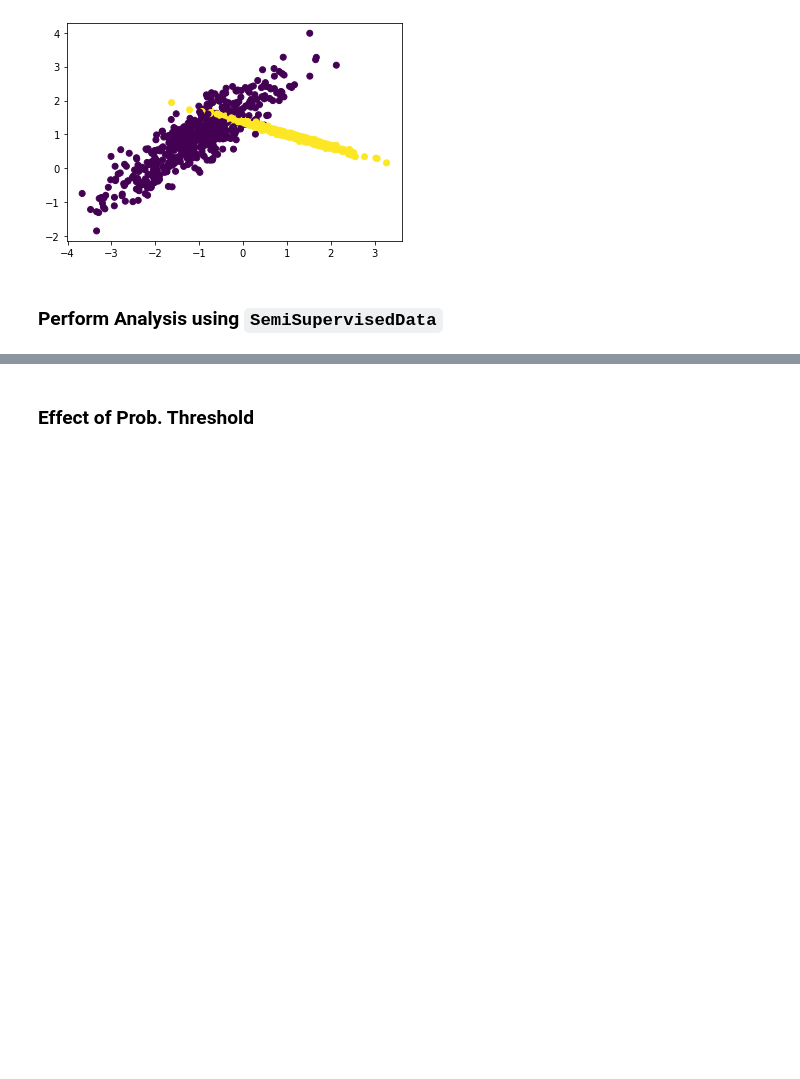
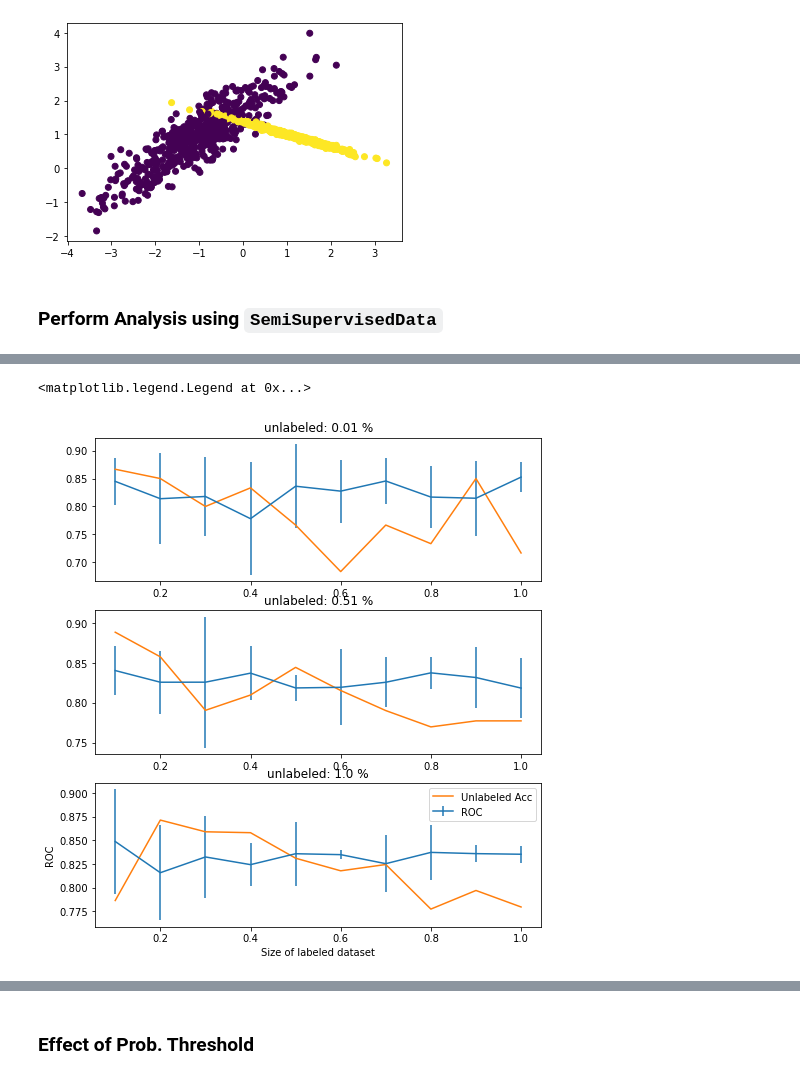
Before and after one commit to khroushan/semi-supervised-ml, a Jupyter notebook: notebooks/20_gaussian_data.ipynb, the cells around one changed output, grey strips where cells are left out. Drawn from its saved outputs; the diff is of its cells as text; code cells hidden in the pictures; blank space fills up the shorter version.

```diff
--- a/notebooks/20_gaussian_data.ipynb
+++ b/notebooks/20_gaussian_data.ipynb
@@ -64,7 +66,0 @@ cl_self = Pipeline([('self-clf', SelfTrainingClassifier(sgd, threshold=0.95))])
-# %%
-for l_frac in np.linspace(0.1, 1., 5):
-    u_frac = 0.3
-    x, y, y_mask = data_semi.sample(l_frac=l_frac, u_frac=u_frac)
-    cl_self.fit(x, y_mask)
-    test_predict = cl_self.predict(df_test[feature_cols])
-    report_test = classification_report(df_test['y'], test_predict)
@@ -125,3 +164,17 @@ roc_scores
+# %%
+num_ax = u_range.size
+fig, ax = pl.subplots(num_ax, 1, figsize=(8,num_ax*3.))
+for i, u in enumerate(u_range):
+    ax[i].errorbar(l_range, rocs_avg[i], rocs_std[i], label="ROC")
+    ax[i].plot(l_range, proxy_acc_avg[i], label="Unlabeled Acc")
+    ax[i].set_title(f"unlabeled: {u:.2} %")
+
+pl.xlabel("Size of labeled dataset")
+pl.ylabel("ROC")
+pl.legend()
+# %% [output]
+<matplotlib.legend.Legend at 0x...>
+[figure, added]
 # %%
 fig, ax = pl.subplots(10, 1, figsize=(8,36))
 for i,k in zip(roc_scores.keys(), 500*np.linspace(0.05, 1, 10)):
```
Also changed, not shown: parts of 20 cells of this notebook.
